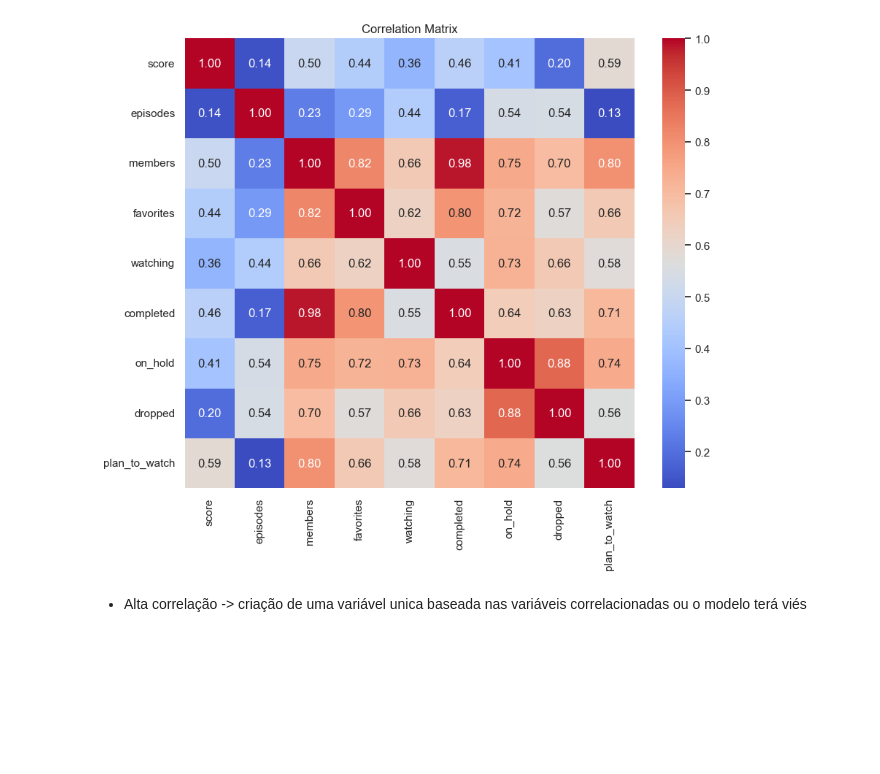
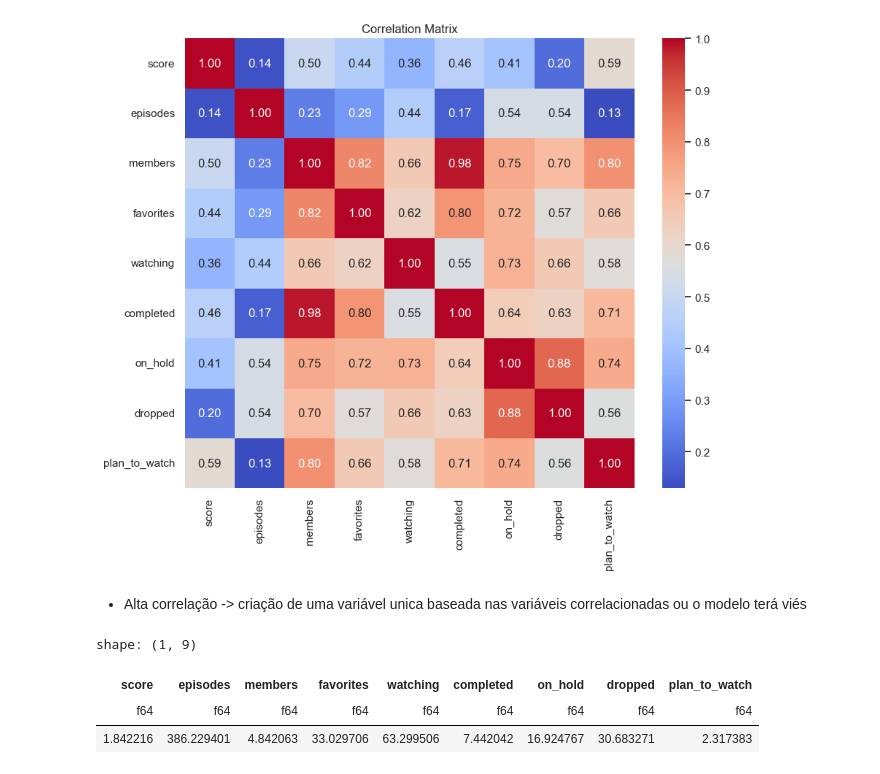
Before and after one commit to Nubily44/CD_EP, a Jupyter notebook: analise_exploratoria.ipynb, the cells around one changed output. Drawn from its saved outputs; the diff is of its cells as text; code cells hidden in the pictures; blank space fills up the shorter version.

```diff
--- a/analise_exploratoria.ipynb
+++ b/analise_exploratoria.ipynb
@@ -268,3 +270,12 @@ plt.show()
 [figure]
 # %% [markdown]
 - Alta correlação -> criação de uma variável unica baseada nas variáveis correlacionadas ou o modelo terá viés
+# %%
+df_corr.select(
+    pl.all().kurtosis()
+)
+# %% [output]
+shape: (1, 9)
+| score | episodes | members | favorites | watching | completed | on_hold | dropped | plan_to_watch |
+| f64 | f64 | f64 | f64 | f64 | f64 | f64 | f64 | f64 |
+| 1.842216 | 386.229401 | 4.842063 | 33.029706 | 63.299506 | 7.442042 | 16.924767 | 30.683271 | 2.317383 |
```
Also changed, not shown: parts of 2 cells of this notebook.
